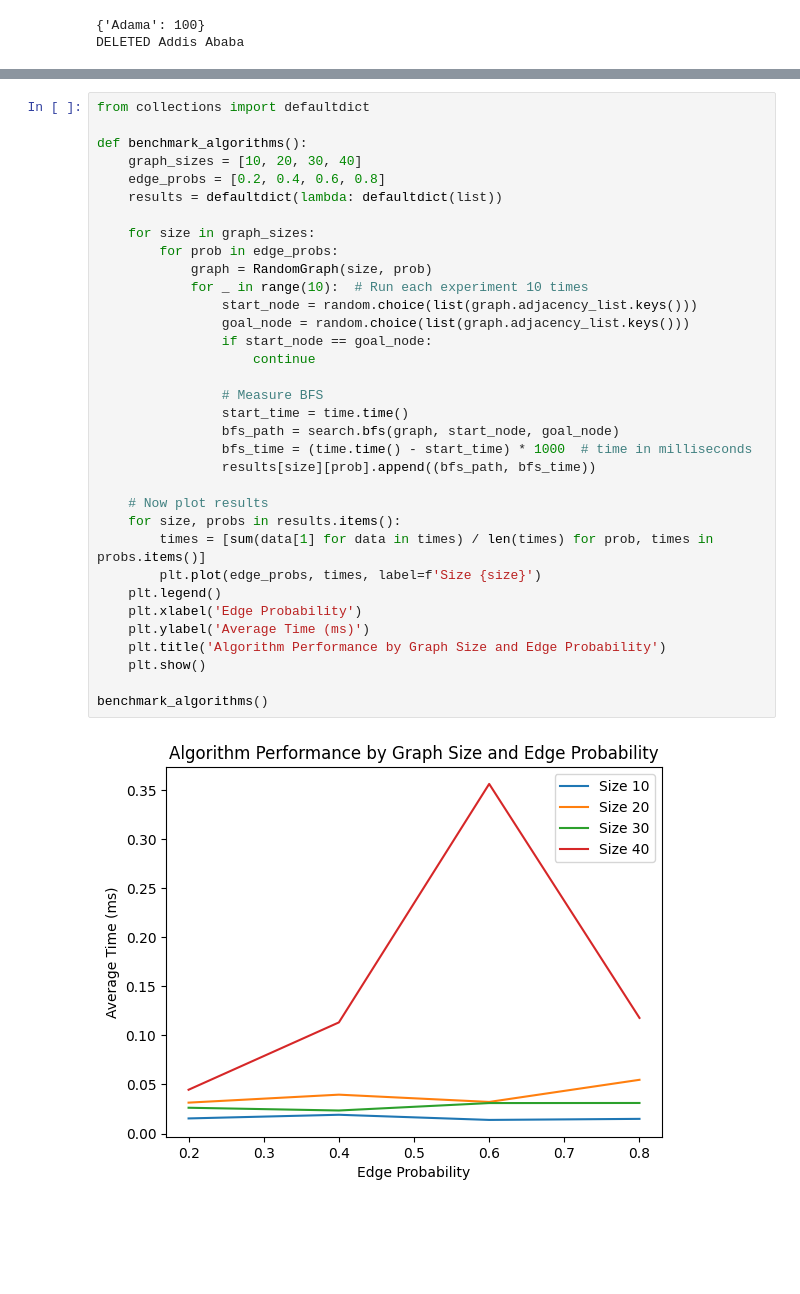
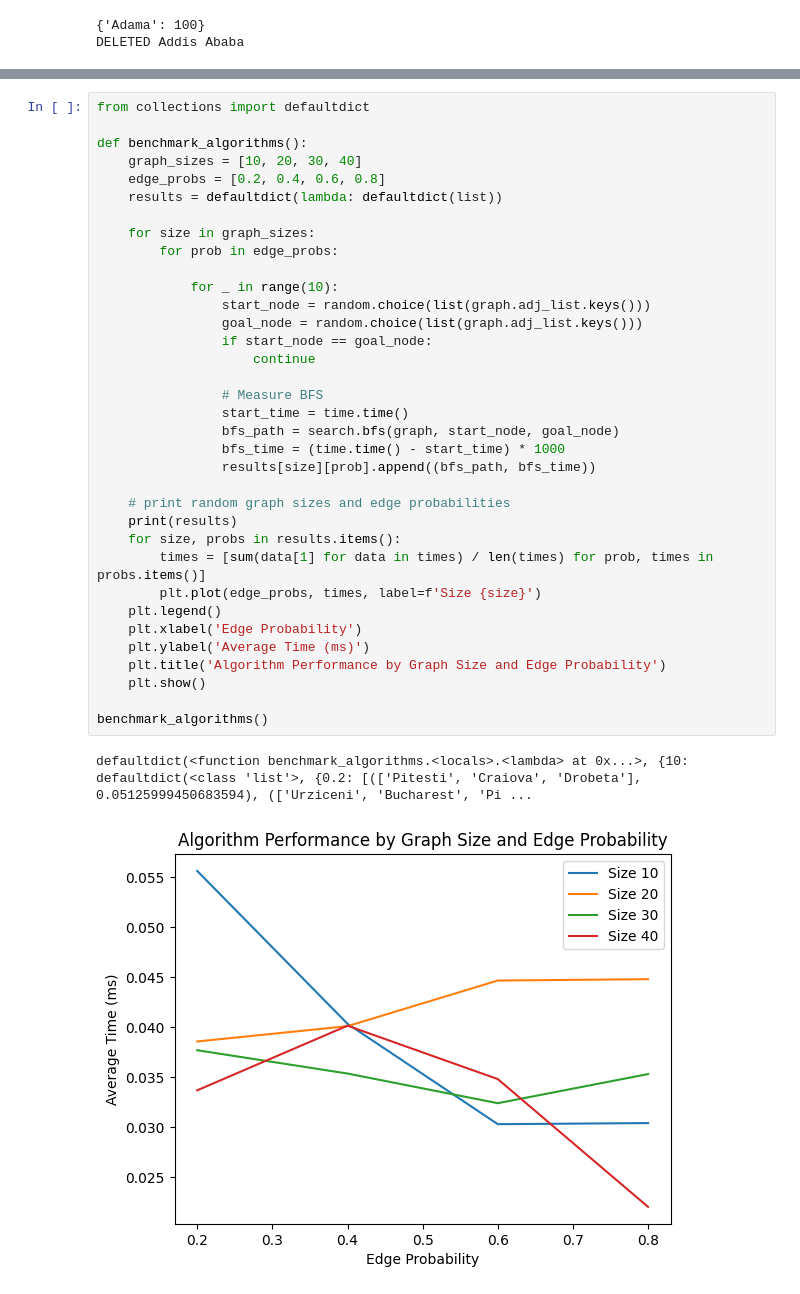
Before and after one commit to Usmaelabdureman/AI-Assignment-one, a Jupyter notebook: 1.graph.ipynb, the cells around one changed output, grey strips where cells are left out. Drawn from its saved outputs; the diff is of its cells as text; blank space fills up the shorter version.

```diff
--- a/1.graph.ipynb
+++ b/1.graph.ipynb
@@ -102,36 +84,38 @@ executing.executing.NotOneValueFound: Expected one value, found 0
 # %%
 from collections import defaultdict
 
 def benchmark_algorithms():
     graph_sizes = [10, 20, 30, 40]
     edge_probs = [0.2, 0.4, 0.6, 0.8]
     results = defaultdict(lambda: defaultdict(list))
 
     for size in graph_sizes:
         for prob in edge_probs:
-            graph = RandomGraph(size, prob)
-            for _ in range(10):  # Run each experiment 10 times
-                start_node = random.choice(list(graph.adjacency_list.keys()))
-                goal_node = random.choice(list(graph.adjacency_list.keys()))
+
+            for _ in range(10):
+                start_node = random.choice(list(graph.adj_list.keys()))
+                goal_node = random.choice(list(graph.adj_list.keys()))
                 if start_node == goal_node:
                     continue
 
                 # Measure BFS
                 start_time = time.time()
                 bfs_path = search.bfs(graph, start_node, goal_node)
-                bfs_time = (time.time() - start_time) * 1000  # time in milliseconds
+                bfs_time = (time.time() - start_time) * 1000
                 results[size][prob].append((bfs_path, bfs_time))
 
-    # Now plot results
+    # print random graph sizes and edge probabilities
+    print(results)
     for size, probs in results.items():
         times = [sum(data[1] for data in times) / len(times) for prob, times in probs.items()]
         plt.plot(edge_probs, times, label=f'Size {size}')
     plt.legend()
     plt.xlabel('Edge Probability')
     plt.ylabel('Average Time (ms)')
     plt.title('Algorithm Performance by Graph Size and Edge Probability')
     plt.show()
 
 benchmark_algorithms()
 # %% [output]
+defaultdict(<function benchmark_algorithms.<locals>.<lambda> at 0x...>, {10: defaultdict(<class 'list'>, {0.2: [(['Pitesti', 'Craiova', 'Drobeta'], 0.05125999450683594), (['Urziceni', 'Bucharest', 'Pi ...
-[figure, old version]
+[figure, new version]
```
Also changed, not shown: parts of 1 cell of this notebook, 2 other files.
